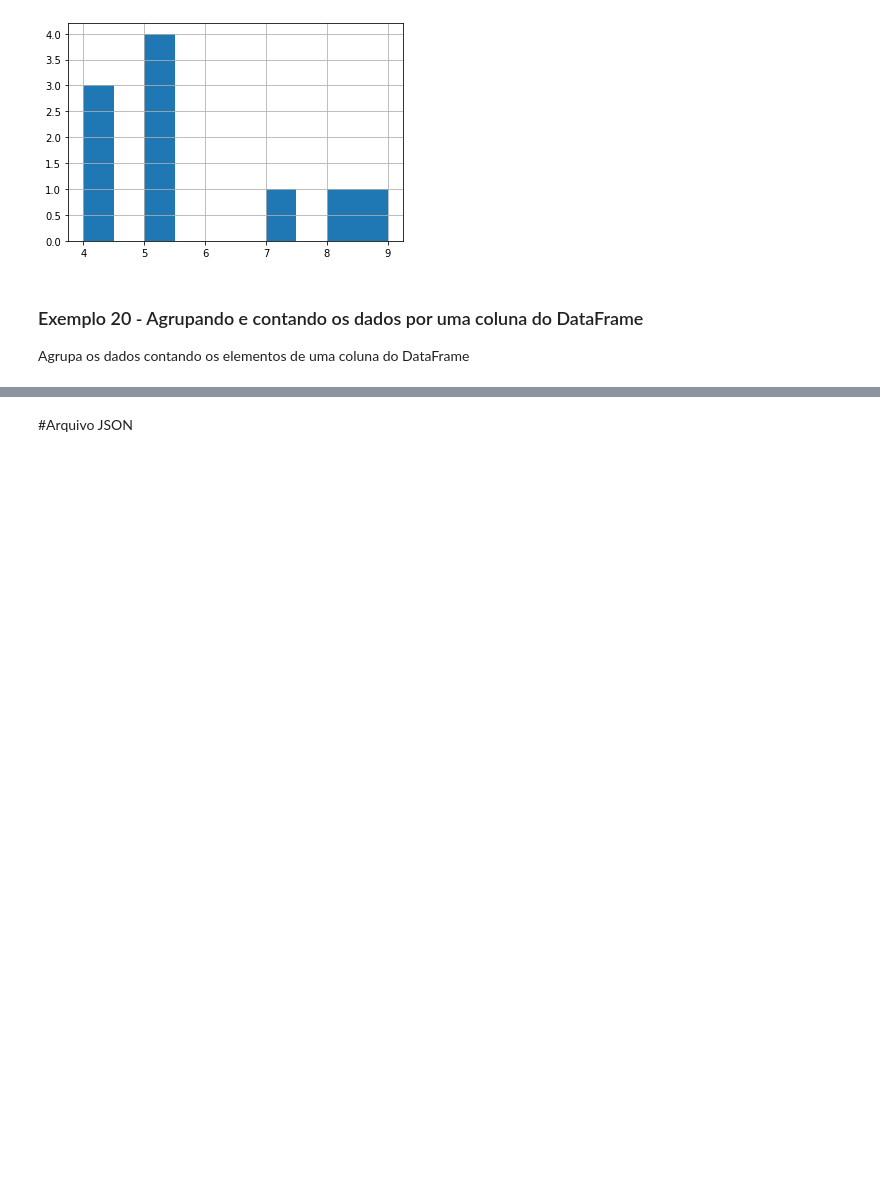
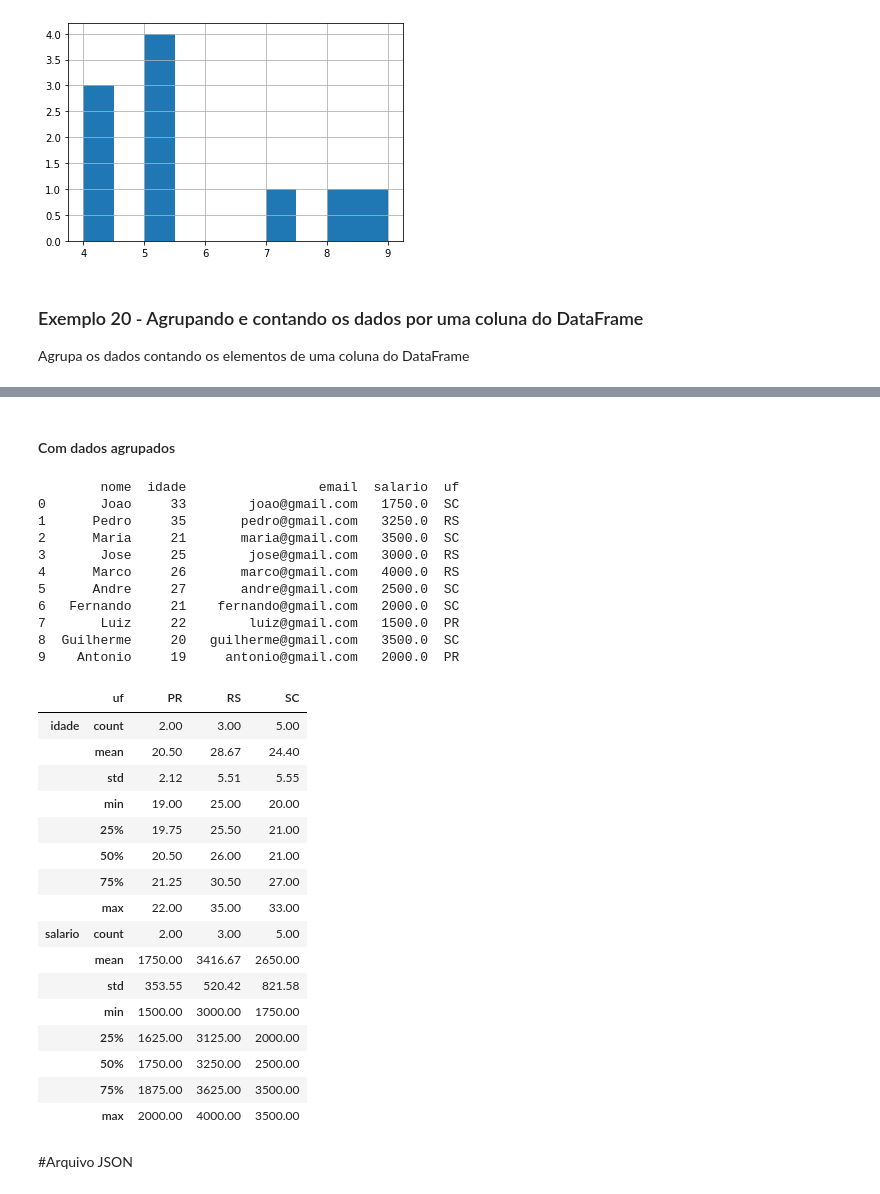
Before and after one commit to osmarbraz/exemplos_python, a Jupyter notebook: ExemplosPythonManipulacaoArquivo.ipynb, the cells around one changed output, grey strips where cells are left out. Drawn from its saved outputs; the diff is of its cells as text; code cells hidden in the pictures; blank space fills up the shorter version.

```diff
--- a/ExemplosPythonManipulacaoArquivo.ipynb
+++ b/ExemplosPythonManipulacaoArquivo.ipynb
@@ -1502,3 +1720,61 @@ df.groupby('idade').count()
+# %% [markdown]
+#### Com dados agrupados
+# %%
+# Biblioteca de processamento de dados, I/O em arquivo csv (ex. pd.read_csv)
+import pandas as pd
+
+# Caminho e nome do arquivo
+nomearquivo = '/content/dados.csv'
+
+# Mostra somente com duas casas decimais os números reais
+pd.set_option('precision', 2)
+
+# Exibe todas as linhas
+pd.set_option('display.max_rows', None)
+
+# Exibe todas as linhas
+pd.set_option('display.max_columns', None)
+
+# Abre o arquivo e retorna o DataFrame
+df = pd.read_csv(nomearquivo, encoding='UTF-8')
+
+# Mostra os dados
+print(df)
+
+# Agrupa pelos estados
+grupo = df[['idade','salario', 'uf']].groupby('uf')
+
+# Inclui todas as colunas e gera a transposta dos dados
+grupo.describe(include=['float', 'int']).transpose()
+# %% [output]
+        nome  idade                 email  salario  uf
+0       Joao     33        joao@gmail.com   1750.0  SC
+1      Pedro     35       pedro@gmail.com   3250.0  RS
+2      Maria     21       maria@gmail.com   3500.0  SC
+3       Jose     25        jose@gmail.com   3000.0  RS
+4      Marco     26       marco@gmail.com   4000.0  RS
+5      Andre     27       andre@gmail.com   2500.0  SC
+6   Fernando     21    fernando@gmail.com   2000.0  SC
+7       Luiz     22        luiz@gmail.com   1500.0  PR
+8  Guilherme     20   guilherme@gmail.com   3500.0  SC
+9    Antonio     19     antonio@gmail.com   2000.0  PR
+|  | uf | PR | RS | SC |
+| idade | count | 2.00 | 3.00 | 5.00 |
+|  | mean | 20.50 | 28.67 | 24.40 |
+|  | std | 2.12 | 5.51 | 5.55 |
+|  | min | 19.00 | 25.00 | 20.00 |
+|  | 25% | 19.75 | 25.50 | 21.00 |
+|  | 50% | 20.50 | 26.00 | 21.00 |
+|  | 75% | 21.25 | 30.50 | 27.00 |
+|  | max | 22.00 | 35.00 | 33.00 |
+| salario | count | 2.00 | 3.00 | 5.00 |
+|  | mean | 1750.00 | 3416.67 | 2650.00 |
+|  | std | 353.55 | 520.42 | 821.58 |
+|  | min | 1500.00 | 3000.00 | 1750.00 |
+|  | 25% | 1625.00 | 3125.00 | 2000.00 |
+|  | 50% | 1750.00 | 3250.00 | 2500.00 |
+|  | 75% | 1875.00 | 3625.00 | 3500.00 |
+|  | max | 2000.00 | 4000.00 | 3500.00 |
 # %% [markdown]
 #Arquivo JSON
 # %% [markdown]
```
Also changed, not shown: parts of 48 cells of this notebook.
